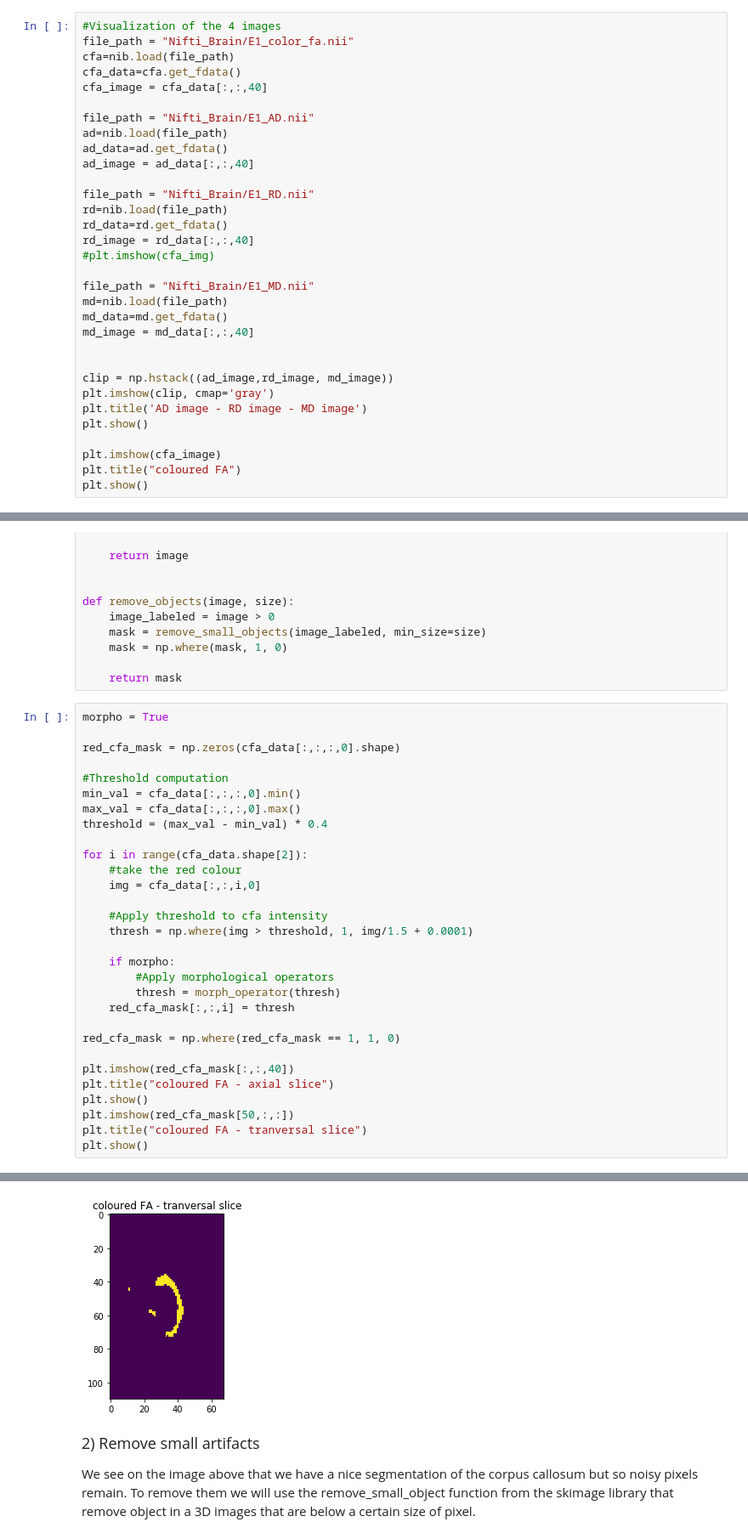
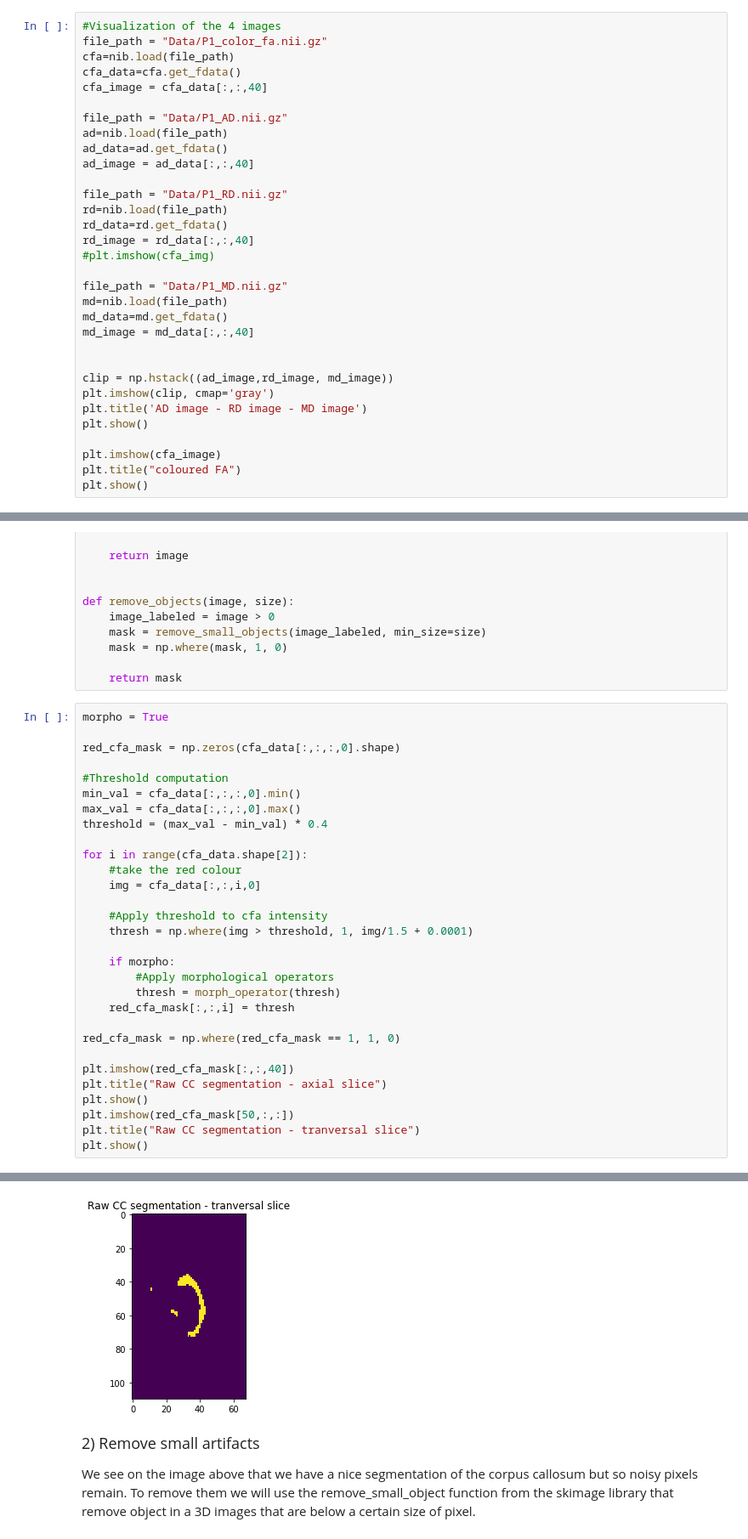
Before and after one commit to nathan-14200/wsbim2243, a Jupyter notebook: Segmentation.ipynb, the cells around one changed output, grey strips where cells are left out. Shown at 85% size. Saved outputs shown, nothing was run; the diff lists cells and outputs as text.

Commit message:
add last data

```diff
--- a/Segmentation.ipynb
+++ b/Segmentation.ipynb
@@ -575,23 +583,23 @@ To compute the mask of the corpus callosum we will use the diffuse tensor imagin
 The corpus callosum is the white matter that links the two hemisphere of the brain. This makes its fibers close to parallel with the sagital axis.
 # %%
 #Visualization of the 4 images
-file_path = "Nifti_Brain/E1_color_fa.nii"
+file_path = "Data/P1_color_fa.nii.gz"
 cfa=nib.load(file_path)
 cfa_data=cfa.get_fdata()
 cfa_image = cfa_data[:,:,40]
 
-file_path = "Nifti_Brain/E1_AD.nii"
+file_path = "Data/P1_AD.nii.gz"
 ad=nib.load(file_path)
 ad_data=ad.get_fdata()
 ad_image = ad_data[:,:,40]
 
-file_path = "Nifti_Brain/E1_RD.nii"
+file_path = "Data/P1_RD.nii.gz"
 rd=nib.load(file_path)
 rd_data=rd.get_fdata()
 rd_image = rd_data[:,:,40]
 #plt.imshow(cfa_img)
 
-file_path = "Nifti_Brain/E1_MD.nii"
+file_path = "Data/P1_MD.nii.gz"
 md=nib.load(file_path)
 md_data=md.get_fdata()
 md_image = md_data[:,:,40]
@@ -659,9 +667,9 @@ for i in range(cfa_data.shape[2]):
 red_cfa_mask = np.where(red_cfa_mask == 1, 1, 0)
 
 plt.imshow(red_cfa_mask[:,:,40])
-plt.title("coloured FA - axial slice")
+plt.title("Raw CC segmentation - axial slice")
 plt.show()
 plt.imshow(red_cfa_mask[50,:,:])
-plt.title("coloured FA - tranversal slice")
+plt.title("Raw CC segmentation - tranversal slice")
 plt.show()
 # %% [output]
@@ -669,4 +677,4 @@ plt.show()
-[figure, old version]
+[figure, new version]
 # %% [markdown]
 <font size=4>2) Remove small artifacts</font> <br>
 
```
Also changed, not shown: parts of 32 cells of this notebook, 5 other files.
